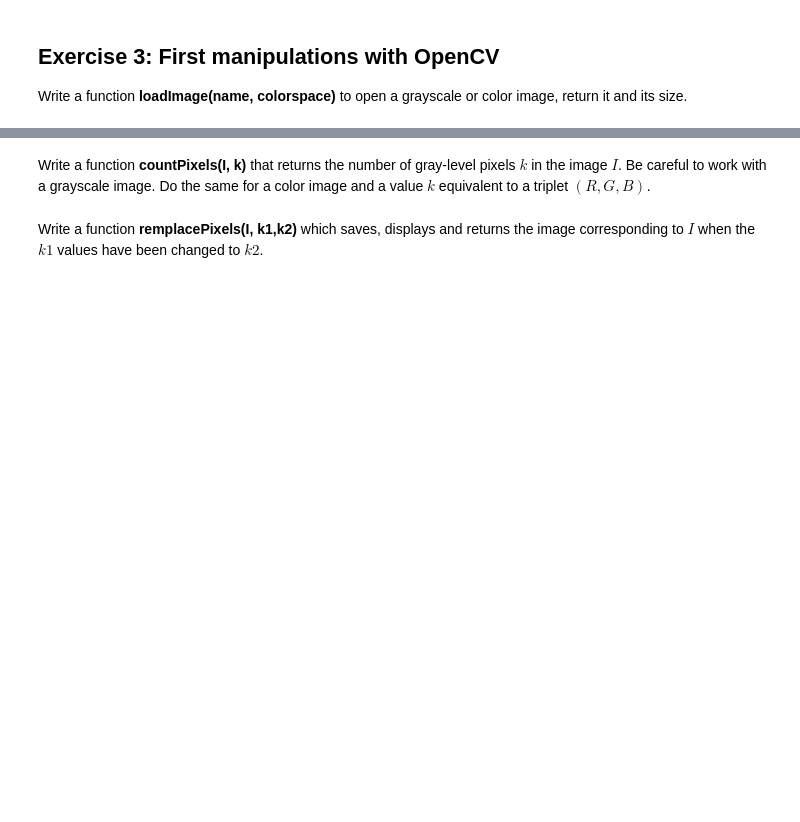
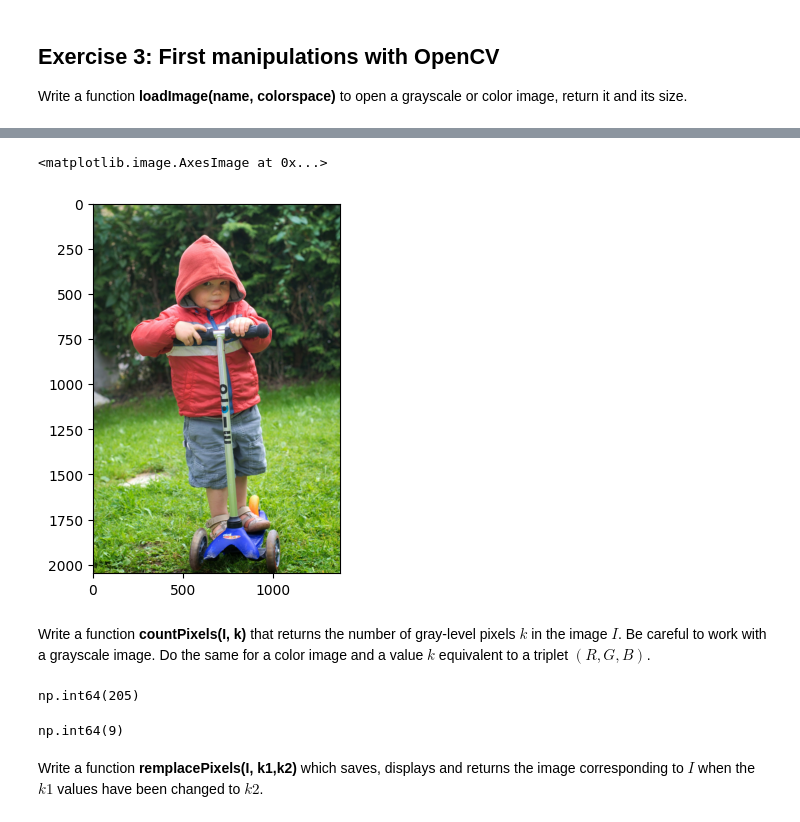
Before and after one commit to daphnemaschas/Reconnaissance-Visuelle, a Jupyter notebook: labs/lab1/LAB1_getting_started_opencv_new.ipynb, the cells around one changed output, grey strips where cells are left out. Drawn from its saved outputs; the diff is of its cells as text; code cells hidden in the pictures; blank space fills up the shorter version.

```diff
--- a/labs/lab1/LAB1_getting_started_opencv_new.ipynb
+++ b/labs/lab1/LAB1_getting_started_opencv_new.ipynb
@@ -117,6 +172,3 @@ Get pixel at position (100,100)
 ## Exercise 3: First manipulations with OpenCV
 
 Write a function **loadImage(name, colorspace)** to open a grayscale or color image, return it and its size.
-# %%
-def loadImage(path, colorspace):
-    # TO COMPLETE
@@ -122,0 +177,17 @@ def loadImage(path, colorspace):
+# %%
+def loadImage(path, colorspace="grayscale"):
+    """
+    Open an impage in grayscale or color image, return it and return its size """
+    if not os.path.exists(path):
+        print(f"ERREUR: Le fichier image '{path}' n'existe pas.")
+        return None, None
+    if colorspace.lower() == "grayscale":
+        img=cv2.imread(path, cv2.IMREAD_GRAYSCALE)
+    elif colorspace.lower() == "color":
+        img=cv2.imread(path, cv2.IMREAD_COLOR)
+    if img is None:
+        print(f"ERREUR: Impossible de charger l'image depuis '{path}'.")
+        return None, None
+    print(f"Image chargée depuis '{path}' avec succès.")
+    print(f"Taille de l'image : {img.shape}, Nombre de pixels : {img.size}, Type de données : {img.dtype}")
+    return img, img.shape
@@ -123,2 +199,8 @@ def loadImage(path, colorspace):
+# %%
+plt.imshow(oscar_img) # Wrong color display, needs conversion to RGB
+plt.imshow(cv2.cvtColor(img, cv2.COLOR_BGR2RGB))
+# %% [output]
+<matplotlib.image.AxesImage at 0x...>
+[figure, added]
 # %% [markdown]
 Write a function **countPixels(I, k)** that returns the number of gray-level pixels $k$ in the image $I$. Be careful to work with a grayscale image. Do the same for a color image and a value $k$ equivalent to a triplet $(R,G,B)$.
@@ -128,2 +229,10 @@ def compterPixels(l,k):
+# %%
+compterPixels(I = oscar_greyscale, k = 255)
+# %% [output]
+np.int64(205)
+# %%
+compterPixels(I = oscar_color_rgb, k = (0, 0, 0))
+# %% [output]
+np.int64(9)
 # %% [markdown]
 Write a function **remplacePixels(I, k1,k2)** which saves, displays and returns the image corresponding to $I$ when the $k1$ values have been changed to $k2$.
```
Also changed, not shown: parts of 31 cells of this notebook.
